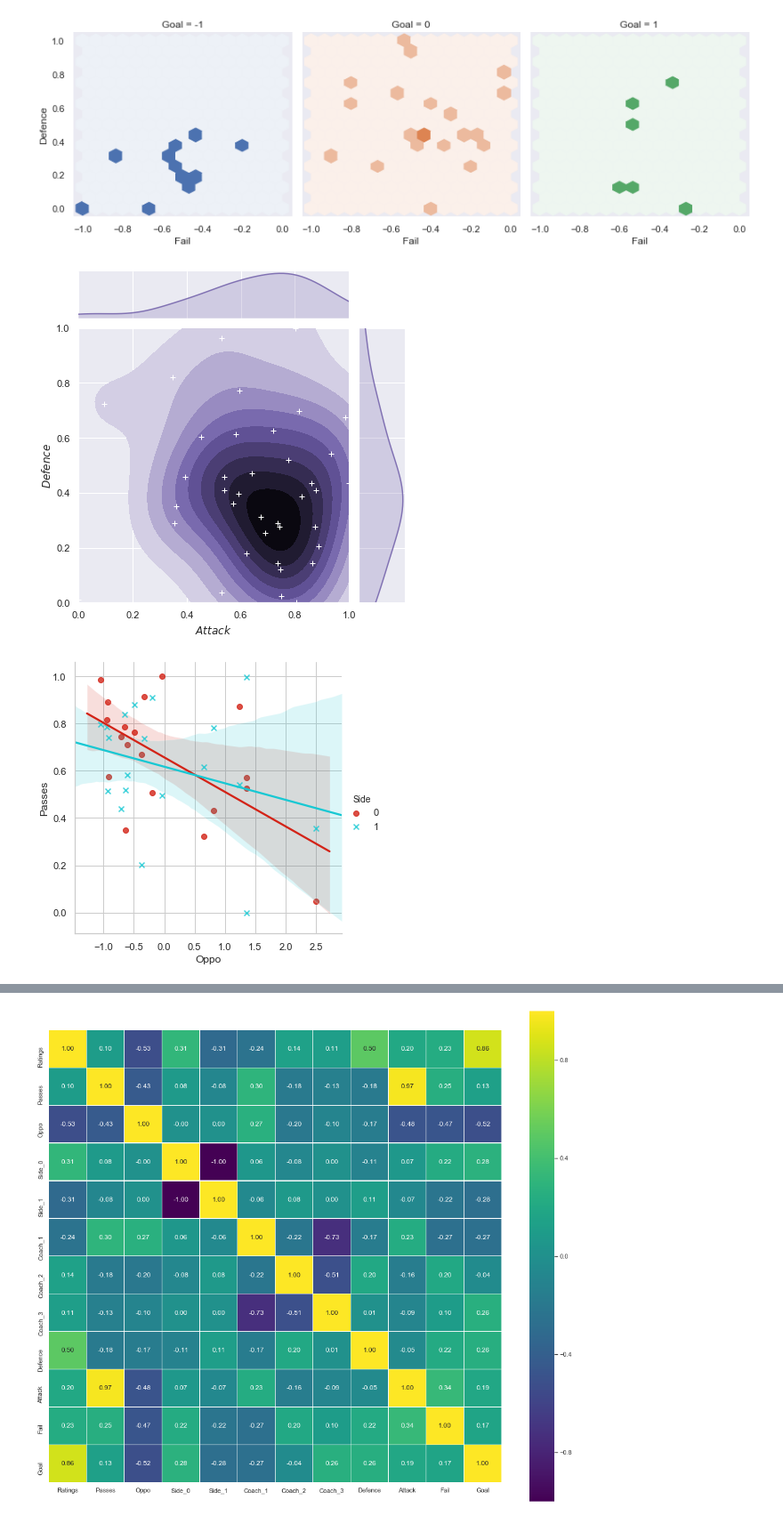
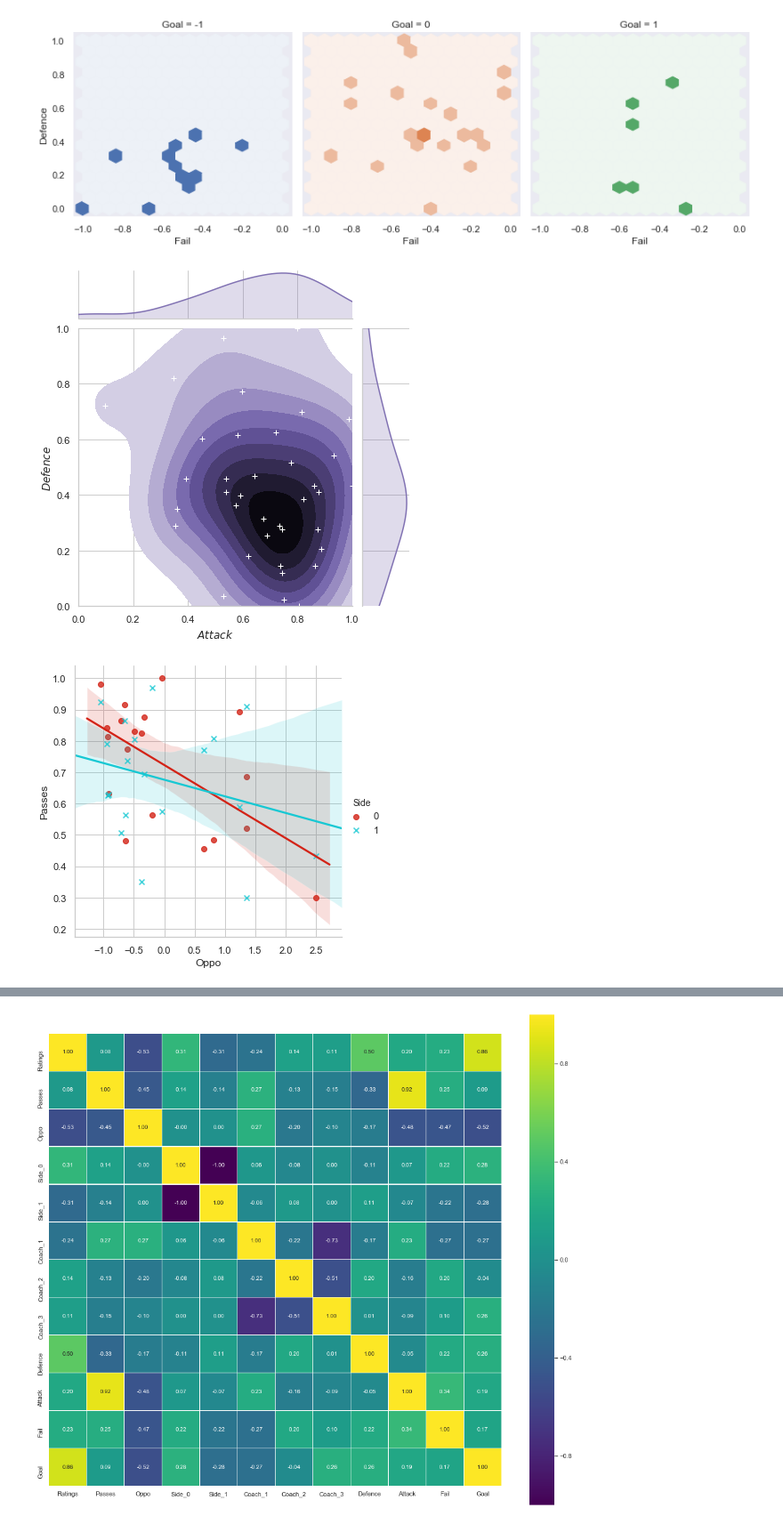
Before and after one commit to GZNGroup/2020MCM-ICM, a Jupyter notebook: 2020_Weekend1_Problems/matches.ipynb, the cells around one changed output, grey strips where cells are left out. Shown at 89% size. Cells and saved outputs as stored; diff of their text form; code cells hidden in the pictures.

Commit message:
Update graphs

```diff
--- a/2020_Weekend1_Problems/matches.ipynb
+++ b/2020_Weekend1_Problems/matches.ipynb
@@ -112,10 +112,17 @@ memory usage: 7.5+ KB
 # %%
 data = data.join(pd.get_dummies(data['Side'], prefix='Side'))
 data = data.join(pd.get_dummies(data['CoachID'], prefix='Coach'))
+
 data['Defence'] = data['Tackles'] + data['Dispossessed'] + data['Aerials Won'] + data['Interceptions'] + data['Blocks'] + data['Saves'] + data['Clearances']
 data['Attack'] = data['Total Shots'] + data['Dribbles'] + data['Touches'] + data['Corners'] + data['Offsides']
+
+data['Possession%'] = data['Possession%'].apply(lambda x:(x-data['Possession%'].mean())/data['Possession%'].std())
+data['Pass Success%'] = data['Pass Success%'].apply(lambda x:(x-data['Pass Success%'].mean())/data['Pass Success%'].std())
+data['Passes'] = data['Passes'].apply(lambda x:(x-data['Passes'].min())/(data['Passes'].max()-data['Passes'].min()))
 data['Passes'] += data['Possession%'] + data['Pass Success%']
+
 data['Fail'] = -(data['Fouls'] + data['Loss of possession'])
+
 data['Ratings'] = data['Ratings'].apply(lambda x:(x-data['Ratings'].mean())/data['Ratings'].std())
 data['Oppo'] = data['Oppo'].apply(lambda x:(x-data['Oppo'].mean())/data['Oppo'].std())
 data['Passes'] = data['Passes'].apply(lambda x:(x-data['Passes'].min())/(data['Passes'].max()-data['Passes'].min()))
@@ -193,12 +200,14 @@ g.ax_joint.collections[0].set_alpha(0)
 g.set_axis_labels("$Attack$", "$Defence$");
 plt.savefig("./CorrAnalysisGraph/Attack_Defence.png", dpi=500)
 # %% [output]
-[figure, old version]
+[figure, new version]
 # %%
+tempdata = data
+tempdata['Passes'] = tempdata['Passes'].apply(lambda x:0.3 if x<0.3 else x)
 sns.lmplot(x="Oppo", y="Passes", hue="Side", data=data, markers=["o", "x"], palette=sns.hls_palette(2, l=.46, s=.8))
 plt.savefig("./CorrAnalysisGraph/Passes_Side_Oppo.png", dpi=300)
 # %% [output]
-[figure, old version]
+[figure, new version]
 # %%
 data.drop(['Side', 'CoachID', 'OpponentID', 'OwnScore', 'OpponentScore', 'Tackles', 'Dispossessed', 'Aerials Won', 'Interceptions', 'Blocks', 'Saves', 'Clearances', 'Total Shots', 'Dribbles', 'Touches', 'Corners', 'Offsides', 'Possession%', 'Pass Success%', 'Fouls', 'Loss of possession', 'GoalDiff'], axis=1, inplace=True)
 data
```
Also changed, not shown: parts of 5 cells of this notebook, 6 other files.
